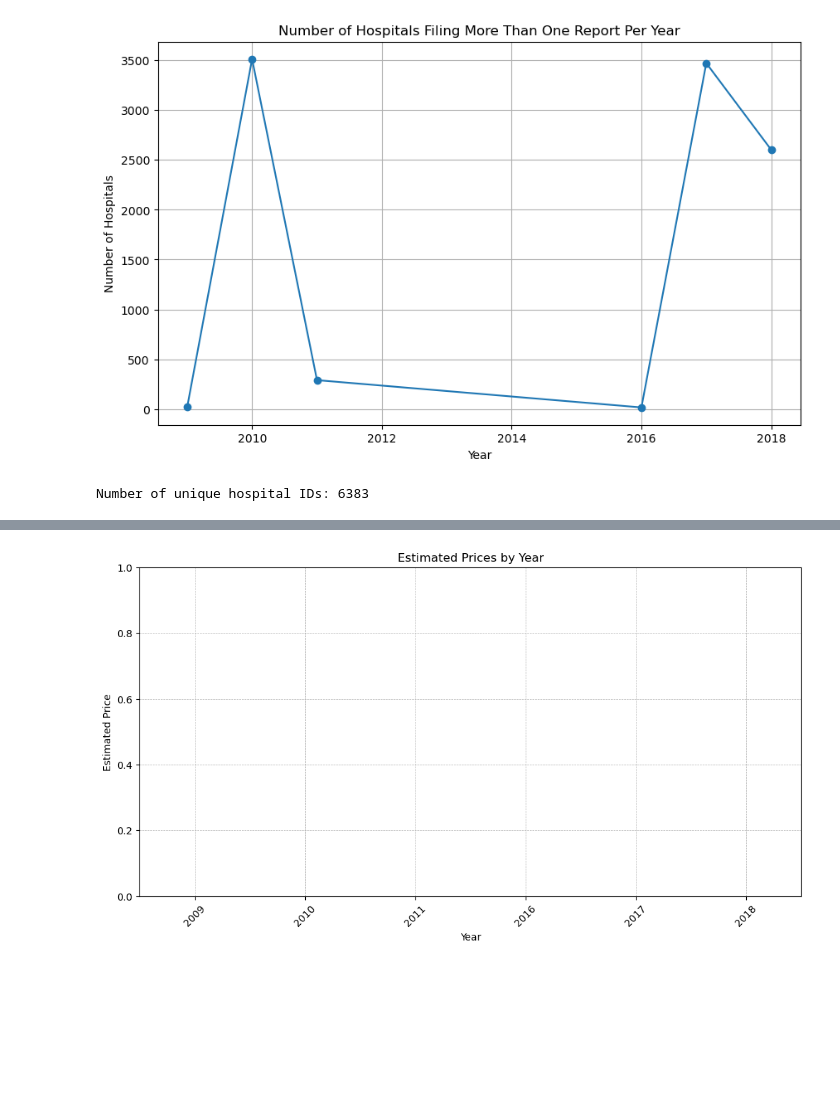
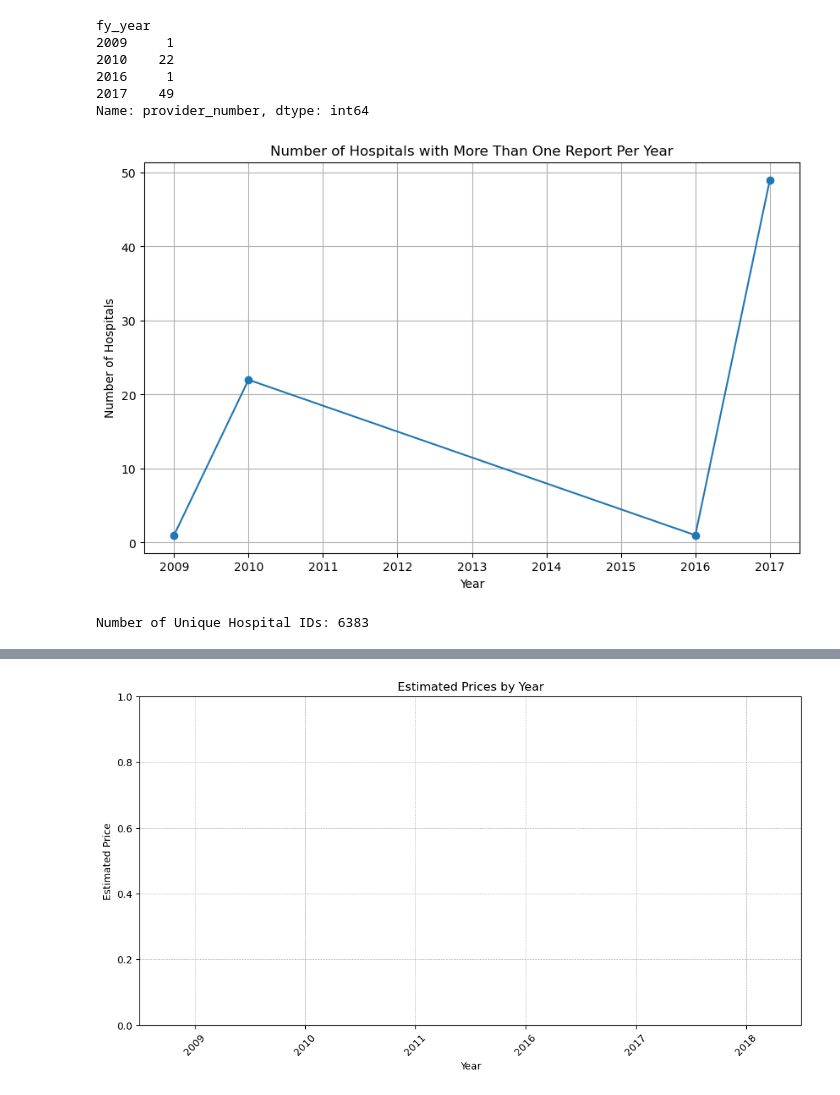
Before and after one commit to avanthp/Homework2-, a Jupyter notebook: Submission1/Analysis/Summarize_Data.ipynb, the cells around one changed output, grey strips where cells are left out. Drawn from its saved outputs; the diff is of its cells as text; code cells hidden in the pictures; blank space fills up the shorter version.

```diff
--- a/Submission1/Analysis/Summarize_Data.ipynb
+++ b/Submission1/Analysis/Summarize_Data.ipynb
@@ -1,27 +1,51 @@
 # %%
 #1
 import pandas as pd
 import matplotlib.pyplot as plt
 import seaborn as sns
 
+
 #reading data
 hcris = pd.read_csv('../../data/Output/HCRIS.csv')
+
+#Converting to datetime format
+hcris['fy_start'] = pd.to_datetime(hcris['fy_start'])
+hcris['fy_end'] = pd.to_datetime(hcris['fy_end'])
+
+#Extract the year
+hcris['fy_year'] = hcris['fy_start'].dt.year
+
 # Filter data to get hospitals with more than one report in the same year
-duplicate_hospitals = hcris[hcris.duplicated(subset=['provider_number', 'fyear'], keep=False)]
+duplicate_hospitals = hcris.groupby(['provider_number', 'fy_year']).size().reset_index(name='report_count')
+duplicate_hospitals = duplicate_hospitals[duplicate_hospitals['report_count'] > 1]
 
 # Count unique hospitals that filed more than one report per year
-hospitals_over_time = duplicate_hospitals.groupby('fyear')['provider_number'].nunique()
+hospitals_over_time = duplicate_hospitals.groupby('fy_year')['provider_number'].nunique()
+
+
+# Display the number of hospitals filing more than one report each year
+print(hospitals_over_time)
+
+
+
+
 
 # Plot the line graph
 plt.figure(figsize=(10, 6))
 plt.plot(hospitals_over_time.index, hospitals_over_time.values, marker='o')
-plt.title("Number of Hospitals Filing More Than One Report Per Year")
+plt.title("Number of Hospitals with More Than One Report Per Year")
 plt.xlabel("Year")
 plt.ylabel("Number of Hospitals")
 plt.grid(True)
 plt.show()
 # %% [output]
+fy_year
+2009     1
+2010    22
+2016     1
+2017    49
+Name: provider_number, dtype: int64
-[figure, old version]
+[figure, new version]
 # %%
 #Question 2
 
@@ -33,7 +57,7 @@ unique_hospital_count = unique_hospitals['provider_number'].nunique()
 
 print(f"Number of Unique Hospital IDs: {unique_hospital_count}")
 # %% [output]
-Number of unique hospital IDs: 6383
+Number of Unique Hospital IDs: 6383
 # %%
 #Question 3
 hcris['tot_charges'] = pd.to_numeric(hcris['tot_charges'], errors='coerce')
```
Also changed, not shown: parts of 7 cells of this notebook.
